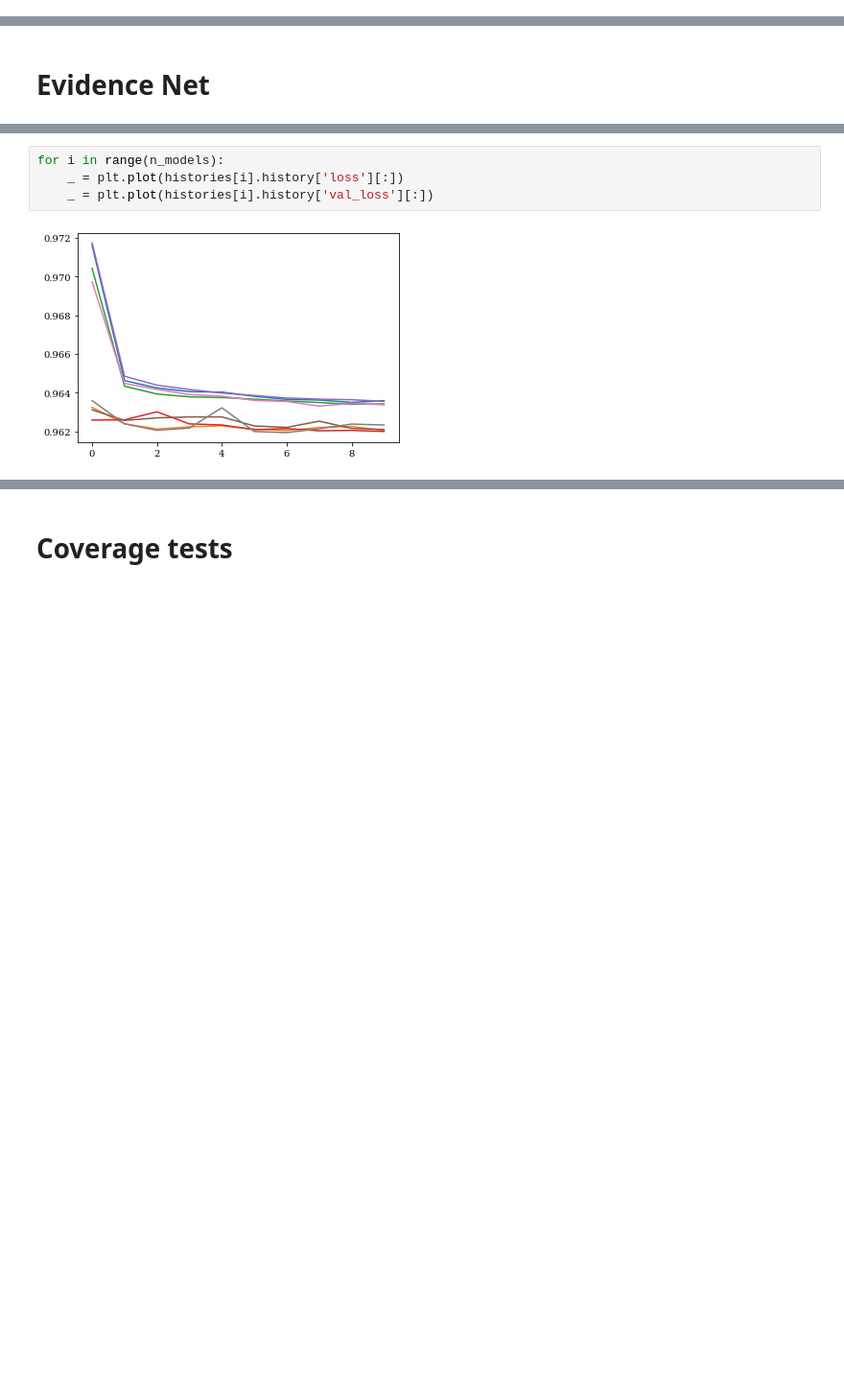
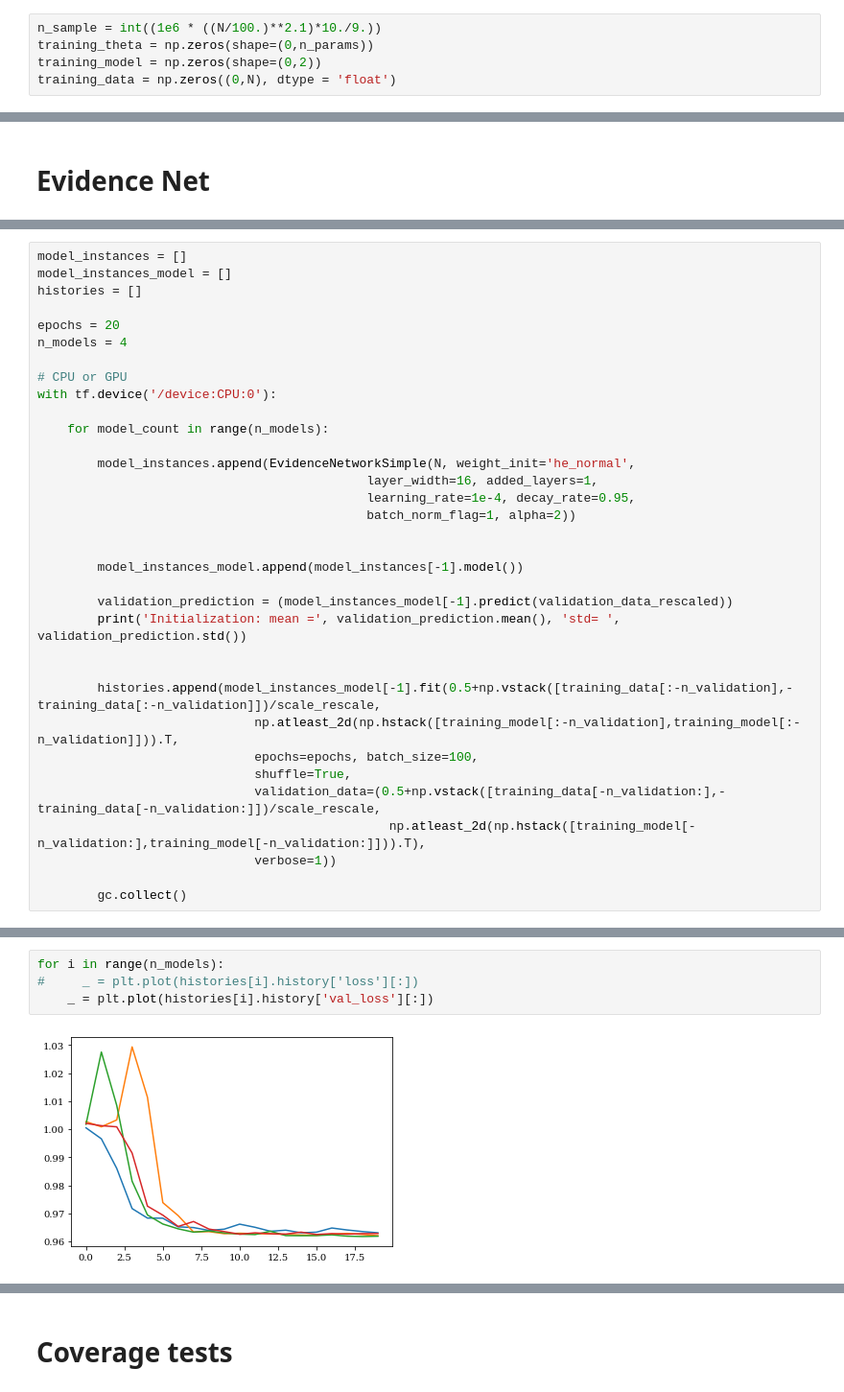
Before and after one commit to NiallJeffrey/EvidenceNetworksDemo, a Jupyter notebook: time_series_demo.ipynb, the cells around one changed output, grey strips where cells are left out. Shown at 96% size. Drawn from its saved outputs; the diff is of its cells as text; blank space fills up the shorter version.

```diff
--- a/time_series_demo.ipynb
+++ b/time_series_demo.ipynb
@@ -70,3 +59,8 @@ training_data = np.zeros((0,N), dtype = 'float')
+# %%
+n_sample = int((1e6 * ((N/100.)**2.1)*10./9.))
+training_theta = np.zeros(shape=(0,n_params))
+training_model = np.zeros(shape=(0,2))
+training_data = np.zeros((0,N), dtype = 'float')
 # %%
 training_model = np.random.choice(np.arange(2, dtype=np.float32),
                                   p=[model_0_fraction,
@@ -156,0 +95,34 @@ Epoch 10/10
+# %%
+model_instances = []
+model_instances_model = []
+histories = []
+
+epochs = 20
+n_models = 4
+
+# CPU or GPU
+with tf.device('/device:CPU:0'):
+
+    for model_count in range(n_models):
+
+        model_instances.append(EvidenceNetworkSimple(N, weight_init='he_normal',
+                                            layer_width=16, added_layers=1,
+                                            learning_rate=1e-4, decay_rate=0.95,
+                                            batch_norm_flag=1, alpha=2))
+
+
+        model_instances_model.append(model_instances[-1].model())
+
+        validation_prediction = (model_instances_model[-1].predict(validation_data_rescaled))
+        print('Initialization: mean =', validation_prediction.mean(), 'std= ', validation_prediction.std())
+
+
+        histories.append(model_instances_model[-1].fit(0.5+np.vstack([training_data[:-n_validation],-training_data[:-n_validation]])/scale_rescale,
+                             np.atleast_2d(np.hstack([training_model[:-n_validation],training_model[:-n_validation]])).T,
+                             epochs=epochs, batch_size=100,
+                             shuffle=True,
+                             validation_data=(0.5+np.vstack([training_data[-n_validation:],-training_data[-n_validation:]])/scale_rescale,
+                                               np.atleast_2d(np.hstack([training_model[-n_validation:],training_model[-n_validation:]])).T),
+                             verbose=1))
+
+        gc.collect()
@@ -157,9 +153,9 @@ Epoch 10/10
 # %%
 for i in range(n_models):
-    _ = plt.plot(histories[i].history['loss'][:])
+#     _ = plt.plot(histories[i].history['loss'][:])
     _ = plt.plot(histories[i].history['val_loss'][:])
 # %% [output]
-[figure, old version]
+[figure, new version]
 # %%
 validation_prediction_array = np.array([(model_instances_model[i].predict(1.-validation_data_rescaled)) \
                           for i in range(n_models)])
```
Also changed, not shown: parts of 22 cells of this notebook, 1 other file.
